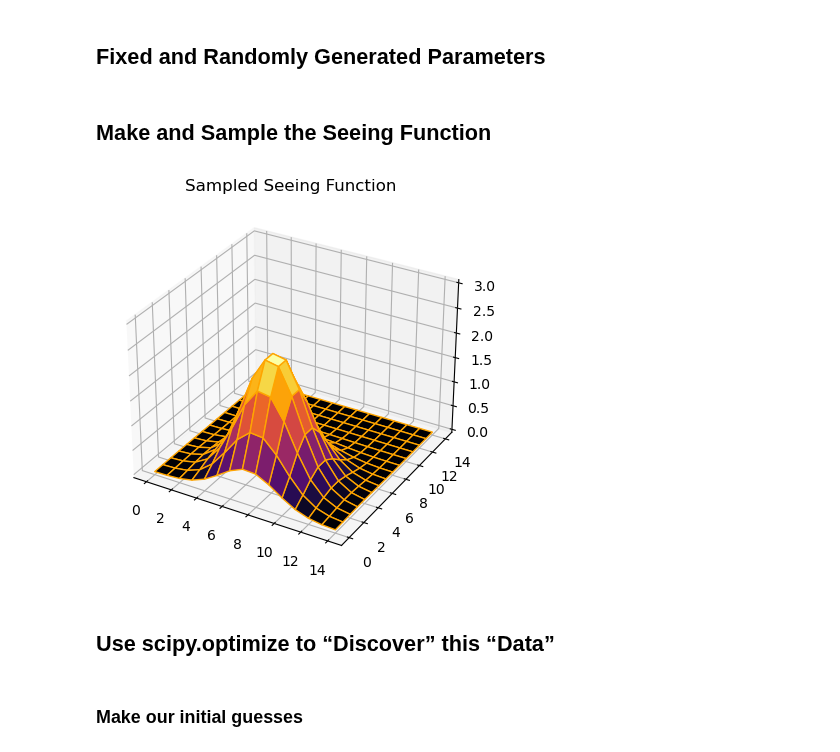
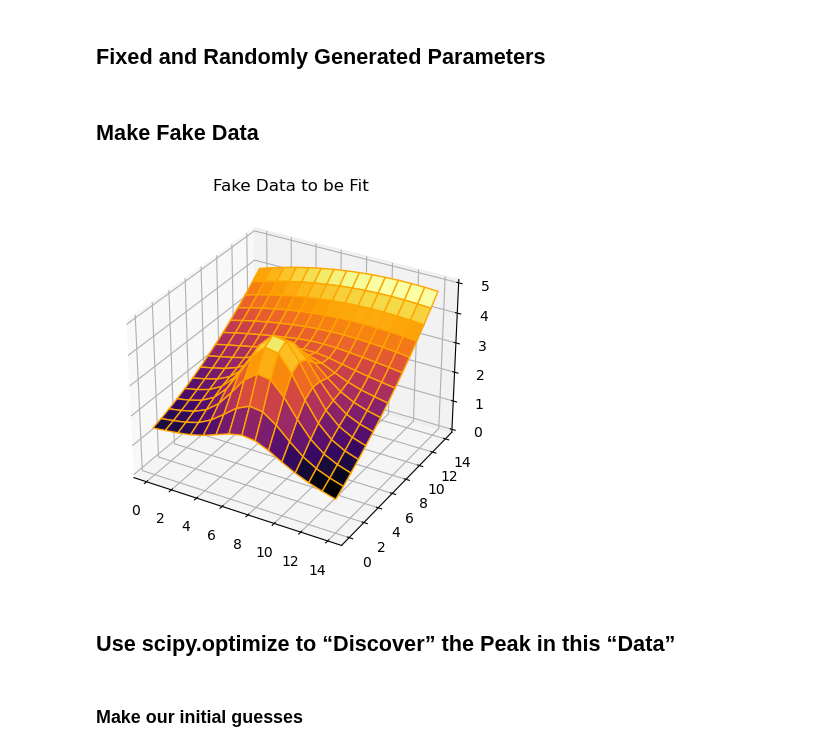
Before and after one commit to brianhill/transient-astronomy, a Jupyter notebook: dev/SimpleParameterEstimation.ipynb, the cells around one changed output. Drawn from its saved outputs; the diff is of its cells as text; code cells hidden in the pictures.

```diff
--- a/dev/SimpleParameterEstimation.ipynb
+++ b/dev/SimpleParameterEstimation.ipynb
@@ -10,18 +10,18 @@ box_size = 15
 
 ## The seeing function will be centered somewhere in x- and y-positions 3 to 11, inclusive
 
-# x0 = np.random.uniform(3, 11)
-# y0 = np.random.uniform(3, 11)
+# x_injected = np.random.uniform(3, 11)
+# y_injected = np.random.uniform(3, 11)
 
 ## The seeing function height will be between 1 and 3
 
-# h0 = np.random.uniform(1, 3)
+# h_injected = np.random.uniform(1, 3)
 
-## Just hard-code these three parameters for now
+## Just hard-code these parameters for now
 
-(x0, y0, h0) = (7.4, 3.5, 2.5)
+(a1, ax, ay, axx, axy, ayy, h_injected, x_injected, y_injected, ) = (1.5, 0.75, 1.25, -1.35, 1.45, 1.55, 2.5, 7.4, 3.5)
 # %% [markdown]
-## Make and Sample the Seeing Function
+## Make Fake Data
 # %%
 sigma_squared = (fwhm / 2)**2 / math.log(2)
 
@@ -29,48 +29,56 @@ def centered_seeing_function(x, y):
     distance_squared = x**2 + y**2
     return math.exp(-distance_squared / sigma_squared)
 
-def make_seeing_function(h0, x0, y0):
-    def seeing_function(x, y):
-        return h0 * centered_seeing_function(x - x0, y - y0)
+def make_model(background, x_slope, y_slope, axx, axy, ayy, height, x_pos, y_pos):
+    def model(x, y):
+        return (
+            background +
+            x_slope * x / box_size +
+            y_slope * y / box_size +
+            axx * x**2 / box_size**2 +
+            axy * x * y / box_size**2 +
+            ayy * y**2 / box_size**2 +
+            height * centered_seeing_function(x - x_pos, y - y_pos)
+        )
 
-    return seeing_function
+    return model
 
-seeing_function = make_seeing_function(h0, x0, y0)
+data_generator = make_model(a1, ax, ay, axx, axy, ayy, h_injected, x_injected, y_injected)
 
 x_positions = range(box_size)
 y_positions = range(box_size)
 
-samples = [[seeing_function(i, j) for i in x_positions] for j in y_positions]
+samples = [[data_generator(i, j) for i in x_positions] for j in y_positions]
 
 x = np.outer(x_positions, np.ones(box_size)).T
 y = np.outer(y_positions, np.ones(box_size))
 data = np.array(samples)
 
 fig = plt.figure()
 
 # syntax for 3-D plotting
-ax = plt.axes(projection='3d')
-ax.plot_surface(x, y, z, cmap='inferno', edgecolor='orange')
-ax.set_title('Sampled Seeing Function')
-ax.axes.set_zlim3d(bottom=0, top=3)
+axes = plt.axes(projection='3d')
+axes.plot_surface(x, y, data, cmap='inferno', edgecolor='orange')
+axes.set_title('Fake Data to be Fit')
+axes.axes.set_zlim3d(bottom=0, top=5)
 
 plt.show()
 
 # The numpy convention when converting a nested list to an array is
 # that the most-rapidly varying index stays last, which sort of makes sense.
 #
 # To be concrete, samples[int(y0)][int(x0)] will be near the peak:
 #
 # inty0 = int(y0)
 # intx0 = int(x0)
 #
 # (samples[inty0][intx0], data[inty0, intx0], h0)
 #
 # The above few lines will reveal values that are nearly h0.
 # %% [output]
-[figure, old version]
+[figure, new version]
 # %% [markdown]
-## Use scipy.optimize to &ldquo;Discover&rdquo; this &ldquo;Data&rdquo;
+## Use scipy.optimize to &ldquo;Discover&rdquo; the Peak in this &ldquo;Data&rdquo;
 # %%
 def variance(model, data):
     shape = data.shape
```
Also changed, not shown: parts of 8 cells of this notebook.
